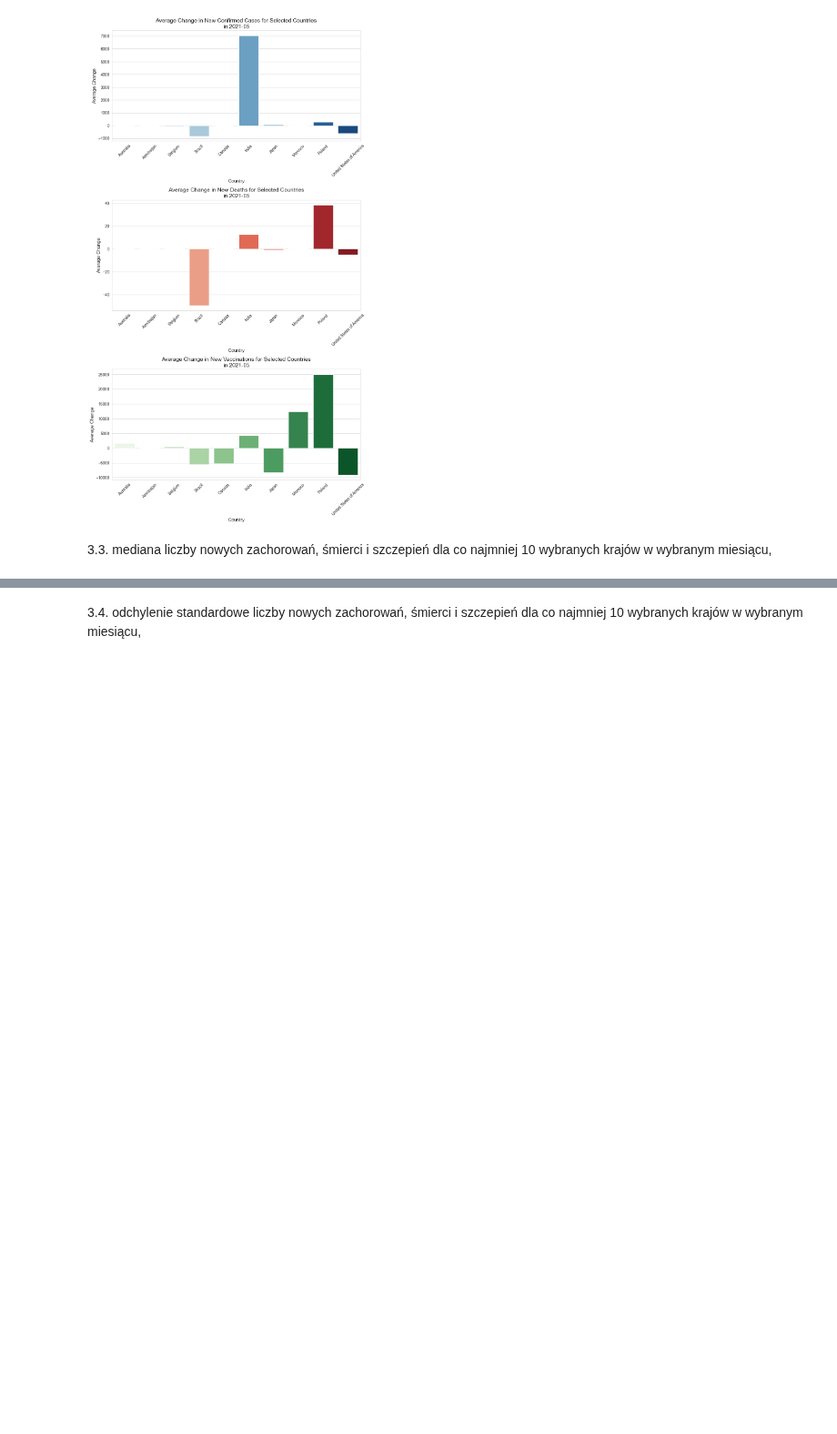
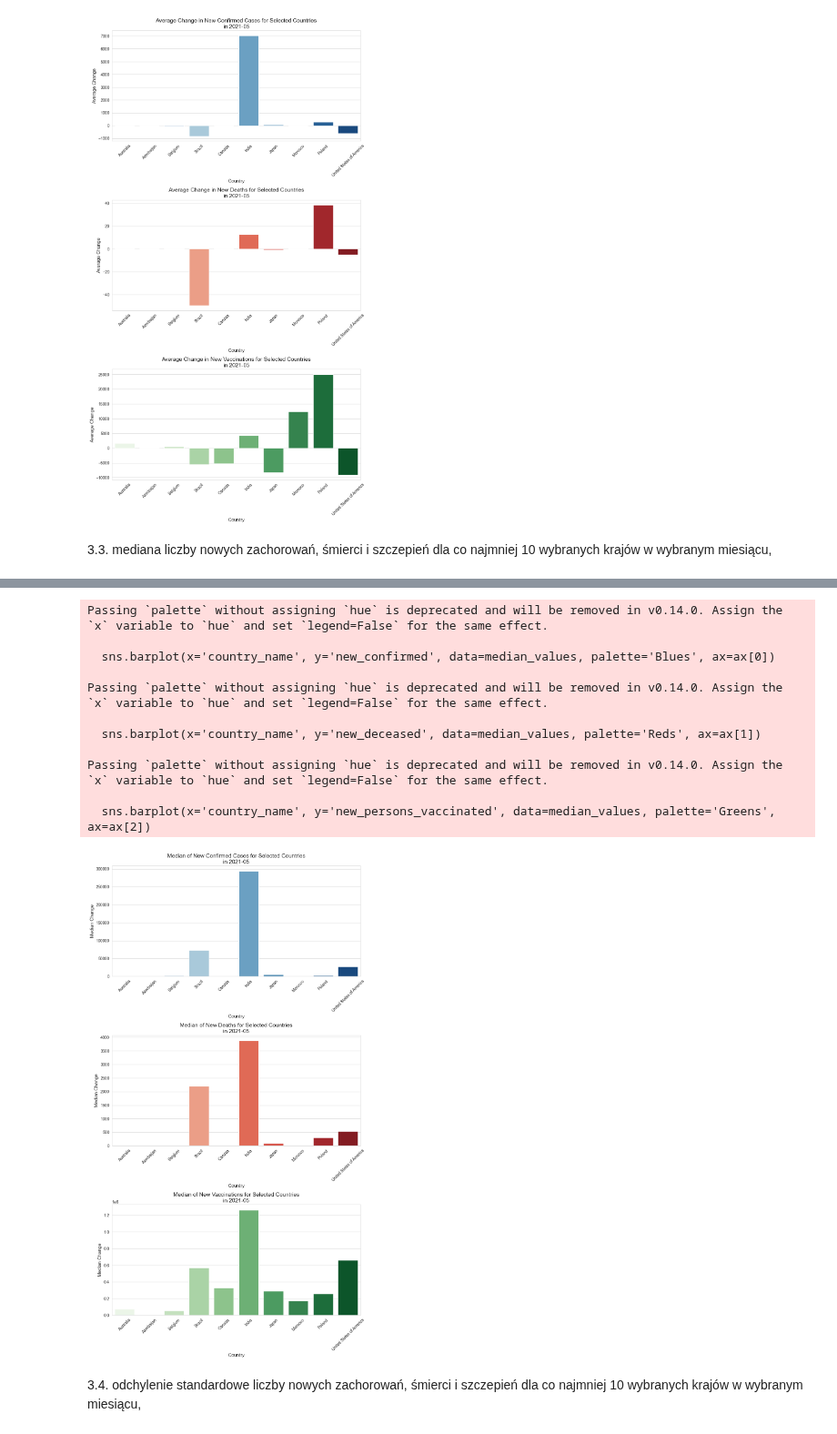
Before and after one commit to JakubKaczmarek5764/BigData1, a Jupyter notebook: zad2.ipynb, the cells around one changed output, grey strips where cells are left out. Shown at 91% size. Cells and saved outputs as stored; diff of their text form; code cells hidden in the pictures; blank space fills up the shorter version.

```diff
--- a/zad2.ipynb
+++ b/zad2.ipynb
@@ -396,3 +394,39 @@ Passing `palette` without assigning `hue` is deprecated and will be removed in v
+# %%
+fig, ax = plt.subplots(3, 1, figsize=(10, 18))
+
+sns.barplot(x='country_name', y='new_confirmed', data=median_values, palette='Blues', ax=ax[0])
+ax[0].set_title(f'Median of New Confirmed Cases for Selected Countries\nin {year}-{month:02d}', fontsize=14)
+ax[0].set_xlabel('Country', fontsize=12)
+ax[0].set_ylabel('Median Change', fontsize=12)
+ax[0].tick_params(axis='x', rotation=45)
+
+sns.barplot(x='country_name', y='new_deceased', data=median_values, palette='Reds', ax=ax[1])
+ax[1].set_title(f'Median of New Deaths for Selected Countries\nin {year}-{month:02d}', fontsize=14)
+ax[1].set_xlabel('Country', fontsize=12)
+ax[1].set_ylabel('Median Change', fontsize=12)
+ax[1].tick_params(axis='x', rotation=45)
+
+sns.barplot(x='country_name', y='new_persons_vaccinated', data=median_values, palette='Greens', ax=ax[2])
+ax[2].set_title(f'Median of New Vaccinations for Selected Countries\nin {year}-{month:02d}', fontsize=14)
+ax[2].set_xlabel('Country', fontsize=12)
+ax[2].set_ylabel('Median Change', fontsize=12)
+ax[2].tick_params(axis='x', rotation=45)
+
+plt.tight_layout()
+plt.show()
+# %% [output]
+Passing `palette` without assigning `hue` is deprecated and will be removed in v0.14.0. Assign the `x` variable to `hue` and set `legend=False` for the same effect.
+
+  sns.barplot(x='country_name', y='new_confirmed', data=median_values, palette='Blues', ax=ax[0])
+
+Passing `palette` without assigning `hue` is deprecated and will be removed in v0.14.0. Assign the `x` variable to `hue` and set `legend=False` for the same effect.
+
+  sns.barplot(x='country_name', y='new_deceased', data=median_values, palette='Reds', ax=ax[1])
+
+Passing `palette` without assigning `hue` is deprecated and will be removed in v0.14.0. Assign the `x` variable to `hue` and set `legend=False` for the same effect.
+
+  sns.barplot(x='country_name', y='new_persons_vaccinated', data=median_values, palette='Greens', ax=ax[2])
+[figure, added]
 # %% [markdown]
 3.4. odchylenie standardowe liczby nowych zachorowań, śmierci i szczepień dla co najmniej 10 wybranych krajów w wybranym miesiącu,
 # %%
```
Also changed, not shown: parts of 1 cell of this notebook.
